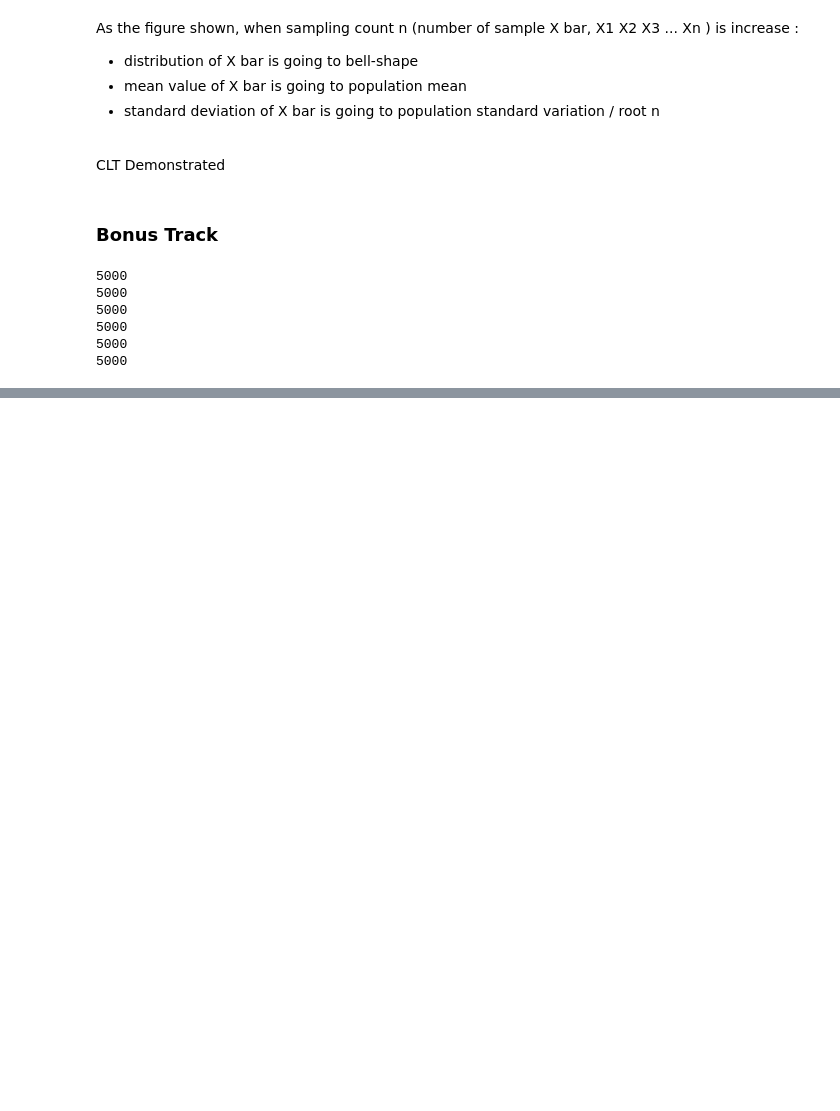
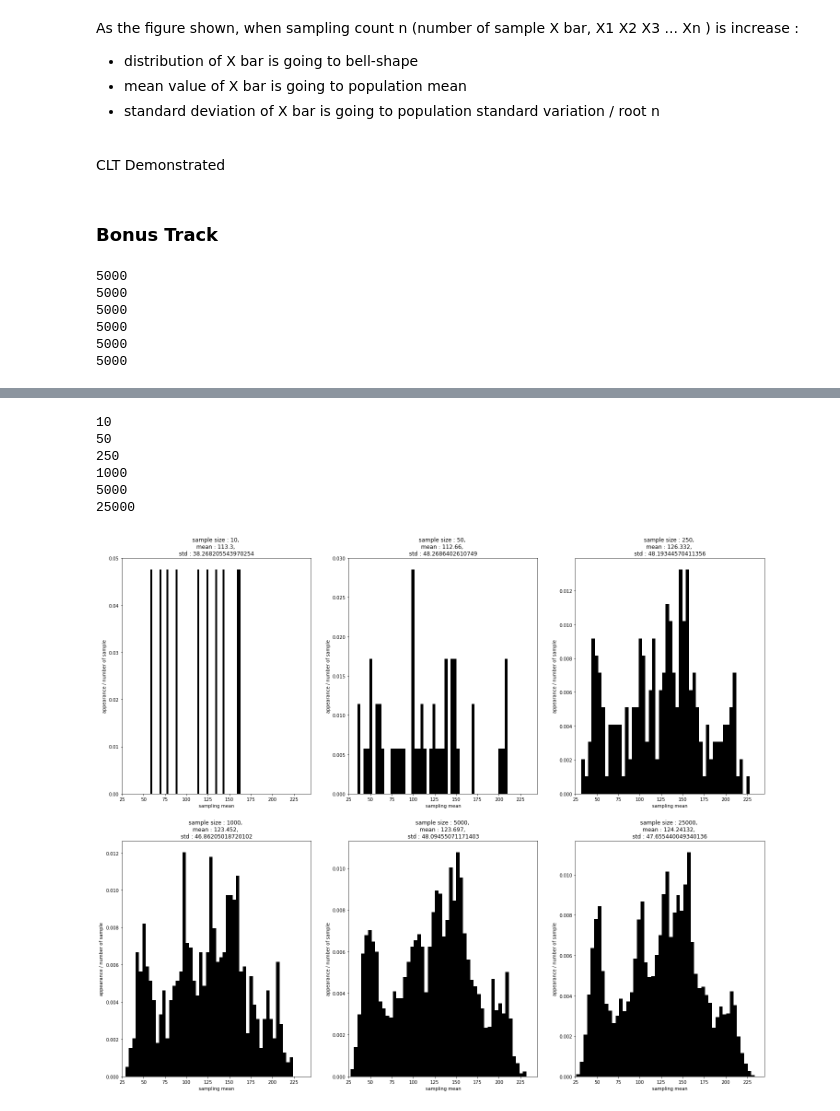
Before and after one commit to ProtossDragoon/SJU-Subject, a Jupyter notebook: 3-1ProbabilityAndStatistics/Final Project Assignment.ipynb, the cells around one changed output, grey strips where cells are left out. Saved outputs shown, nothing was run; the diff lists cells and outputs as text; code cells hidden in the pictures; blank space fills up the shorter version.

```diff
--- a/3-1ProbabilityAndStatistics/Final Project Assignment.ipynb
+++ b/3-1ProbabilityAndStatistics/Final Project Assignment.ipynb
@@ -361,7 +365,7 @@ plt.figure(figsize = [25,32])
 cnt = 1
 for i in bucket2 :
     plt.subplot(len(bucket2)//2, 3, cnt)
-    plt.title('sample size : {}, \nmean : {}, \nstd : {}'.format(i, np.array(bucket2[i]).mean(), np.array(bucket2[i]).std()))
+    plt.title('sample size : {}, \nmean : {}, \nstd : {}'.format(i, np.array(bucket2[i]).mean(), np.array(bucket2[i]).std(ddof=1)))
     plt.xlabel('sampling mean')
     plt.ylabel('appearance / number of sample')
     plt.xlim(population_range)
@@ -371,0 +376,50 @@ for i in bucket2 :
+# %%
+bucket3 = {}
+
+# sampling : 10
+# sample size : 1
+bucket3[10] = Xbar(10, 1)
+
+# sampling : 50
+# sample size : 1
+bucket3[50] = Xbar(50, 1)
+
+# sampling : 250
+# sample size : 1
+bucket3[250] = Xbar(250, 1)
+
+# sampling : 1000
+# sample size : 1
+bucket3[1000] = Xbar(1000, 1)
+
+# sampling : 5000
+# sample size : 1
+bucket3[5000] = Xbar(5000, 1)
+
+# sampling : 25000
+# sample size : 1
+bucket3[25000] = Xbar(25000, 1)
+
+for i in bucket3:
+    print(len(bucket3[i]))
+# %% [output]
+10
+50
+250
+1000
+5000
+25000
+# %%
+plt.figure(figsize = [25,32])
+
+cnt = 1
+for i in bucket3 :
+    plt.subplot(len(bucket2)//2, 3, cnt)
+    plt.title('sample size : {}, \nmean : {}, \nstd : {}'.format(i, np.array(bucket3[i]).mean(), np.array(bucket3[i]).std(ddof=1)))
+    plt.xlabel('sampling mean')
+    plt.ylabel('appearance / number of sample')
+    plt.xlim(population_range)
+    plt.hist(np.sort(bucket3[i]), color = 'black', bins = 50, density=True)
+    cnt+=1
+# %% [output]
+[figure, added]
```
Also changed, not shown: parts of 4 cells of this notebook, 3 other files.
